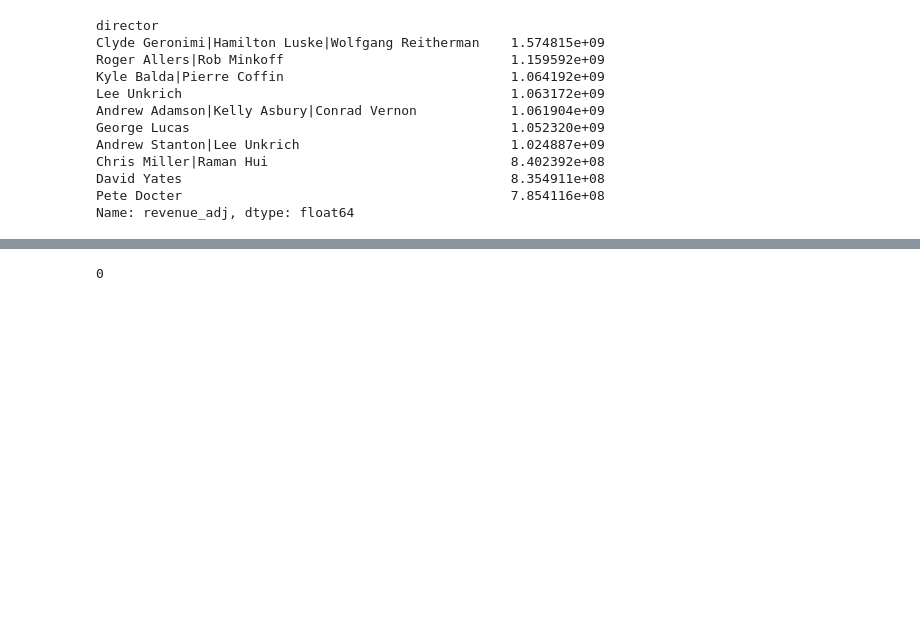
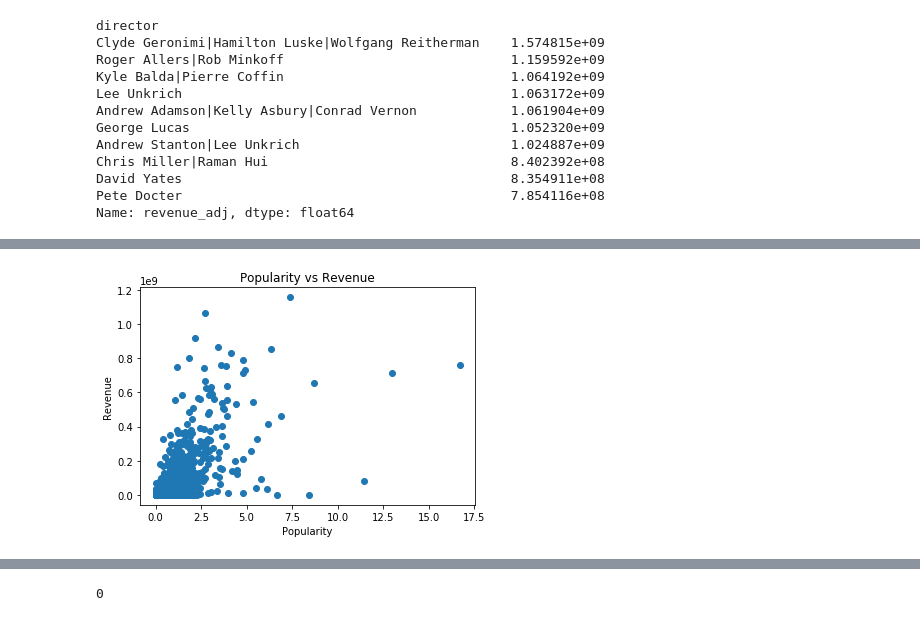
Before and after one commit to nirupamaprv/Investigate_Dataset, a Jupyter notebook: Investigate_a_Dataset_TMDb_Directors_NirupamaPV.ipynb, the cells around one changed output, grey strips where cells are left out. Cells and saved outputs as stored; diff of their text form; code cells hidden in the pictures; blank space fills up the shorter version.

```diff
--- a/Investigate_a_Dataset_TMDb_Directors_NirupamaPV.ipynb
+++ b/Investigate_a_Dataset_TMDb_Directors_NirupamaPV.ipynb
@@ -481,0 +483,8 @@ dir_mean_df.corr(method='pearson')
+# %%
+# plotting popularity and revenue of directors
+plt.scatter(x=dir_mean_df['popularity'], y=dir_mean_df['revenue']);
+plt.xlabel('Popularity')
+plt.ylabel('Revenue')
+plt.title('Popularity vs Revenue');
+# %% [output]
+[figure, added]
```
Also changed, not shown: parts of 30 cells of this notebook.
